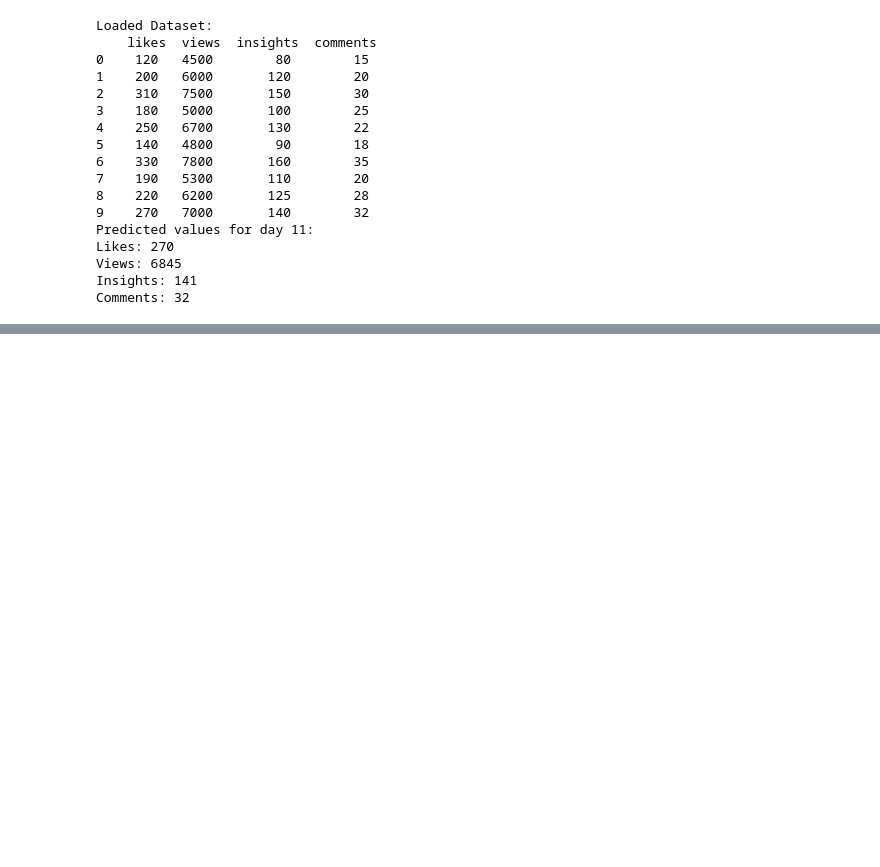
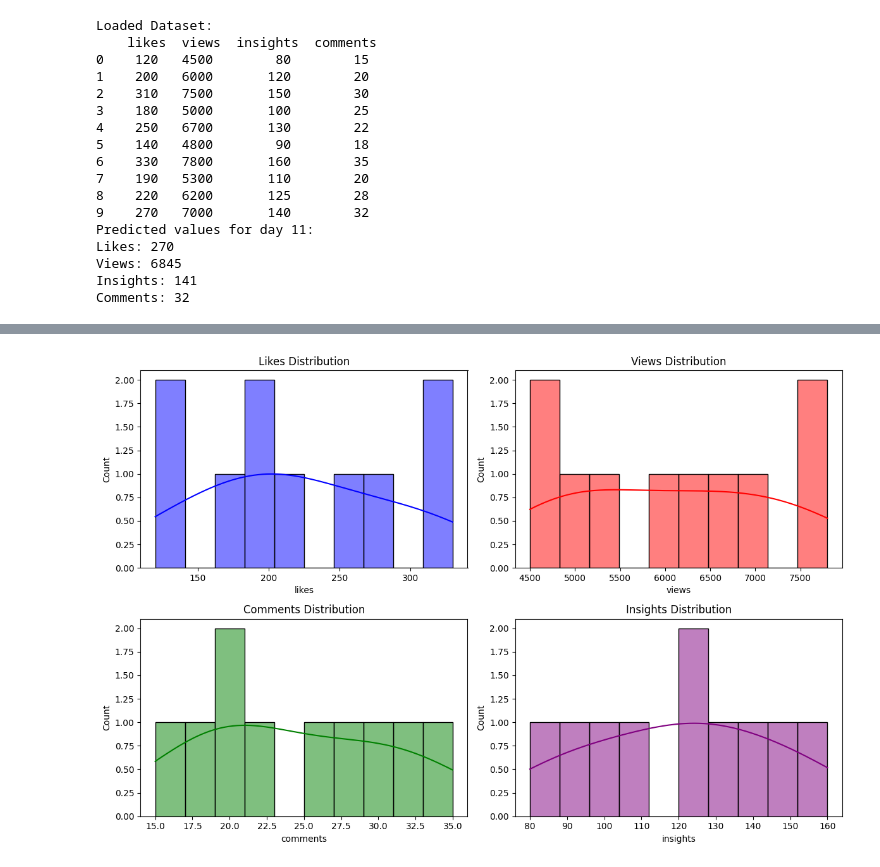
Before and after one commit to Khanz9664/InstagramScrapping, a Jupyter notebook: data.ipynb, the cells around one changed output, grey strips where cells are left out. Cells and saved outputs as stored; diff of their text form; code cells hidden in the pictures; blank space fills up the shorter version.

```diff
--- a/data.ipynb
+++ b/data.ipynb
@@ -77,0 +143,19 @@ Note: you may need to restart the kernel to use updated packages.
+# %%
+fig, axes = plt.subplots(2, 2, figsize=(12, 8))
+
+sns.histplot(df['likes'], bins=10, kde=True, ax=axes[0, 0], color='blue')
+axes[0, 0].set_title('Likes Distribution')
+
+sns.histplot(df['views'], bins=10, kde=True, ax=axes[0, 1], color='red')
+axes[0, 1].set_title('Views Distribution')
+
+sns.histplot(df['comments'], bins=10, kde=True, ax=axes[1, 0], color='green')
+axes[1, 0].set_title('Comments Distribution')
+
+sns.histplot(df['insights'], bins=10, kde=True, ax=axes[1, 1], color='purple')
+axes[1, 1].set_title('Insights Distribution')
+
+plt.tight_layout()
+plt.show()
+# %% [output]
+[figure, added]
```
Also changed, not shown: parts of 7 cells of this notebook, 1 other file.
